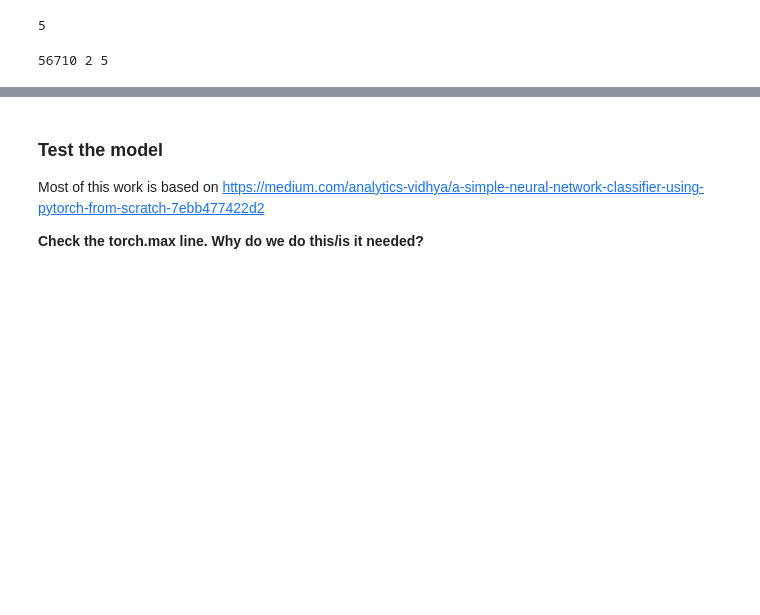
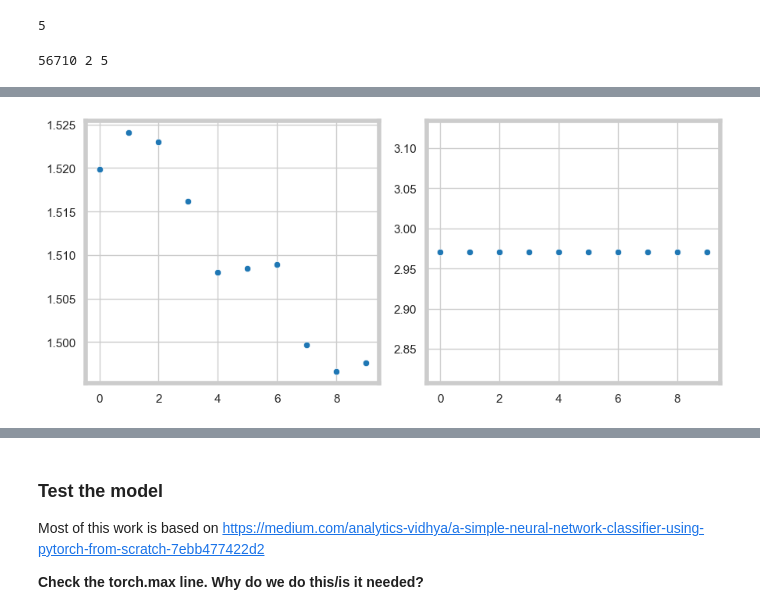
Before and after one commit to joshfuchs/McCells, a Jupyter notebook: nn_classifier.ipynb, the cells around one changed output, grey strips where cells are left out. Saved outputs shown, nothing was run; the diff lists cells and outputs as text; code cells hidden in the pictures; blank space fills up the shorter version.

Commit message:
started adding accuracy per epoch

```diff
--- a/nn_classifier.ipynb
+++ b/nn_classifier.ipynb
@@ -256,7 +256,8 @@ clf = Network()
 criterion = nn.CrossEntropyLoss()
 optimizer = torch.optim.Adam(clf.parameters(), lr=1e-3)
 # %%
-epochs = 100
+epochs = 10
+accuracy_vals = []
 loss_vals = []
 
 for epoch in range(epochs):
@@ -269,15 +270,25 @@ for epoch in range(epochs):
     outputs = clf(X_train.float())
     loss = criterion(outputs, y_train)
 
+    # save accuracy
+    _, epoch_pred = outputs.max(dim=1)
+    corect = (epoch_pred == y_train).sum().item()
+    print(correct)
+    accuracy_vals.append(correct / len(y_train))
+    print(accuracy_vals)
+    print('')
+    # save loss
+    loss_vals.append(loss.item())
+
+
     # backward propagation
     loss.backward()
-
-    # save loss
-    loss_vals.append(loss.item())
 
     # optimize
     optimizer.step()
     running_loss += loss.item()
 
+
+
     # display statistics
     #print(f'[{epoch + 1}] loss: {running_loss:.8f}')
@@ -294,3 +343,14 @@ plt.show()
+# %%
+# plot the loss
+
+fig, ax = plt.subplots(1,2,figsize=(9,4))
+sns.scatterplot(x=range(epochs),y=loss_vals, ax = ax[0])
+sns.scatterplot(x=range(epochs),y=accuracy_vals, ax = ax[1])
+#plt.xlabel('Epoch')
+#plt.ylabel('Loss')
+fig.show()
+# %% [output]
+[figure, added]
 # %%
 # make predictions on the test data
 
```
Also changed, not shown: parts of 7 cells of this notebook.
